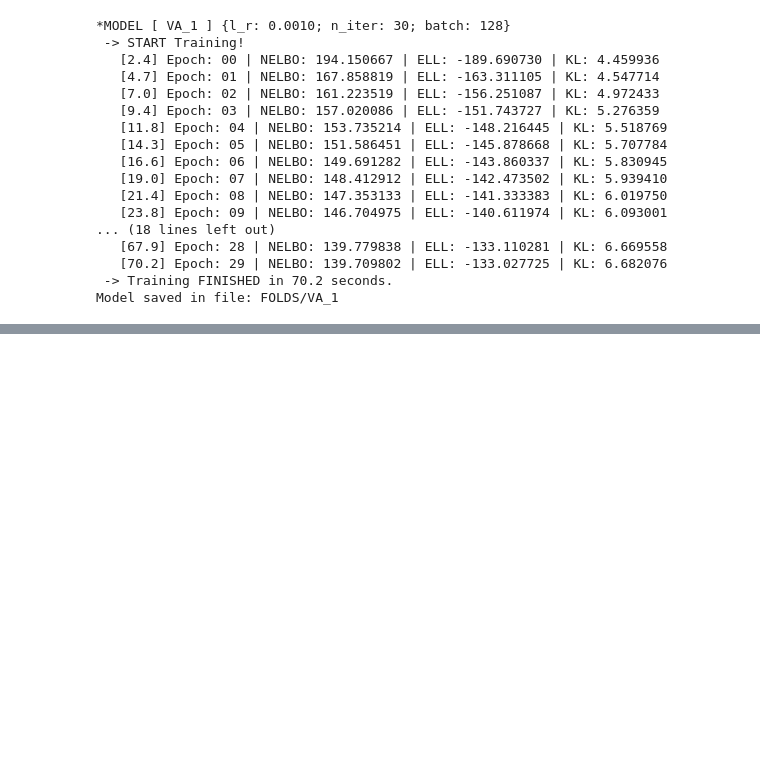
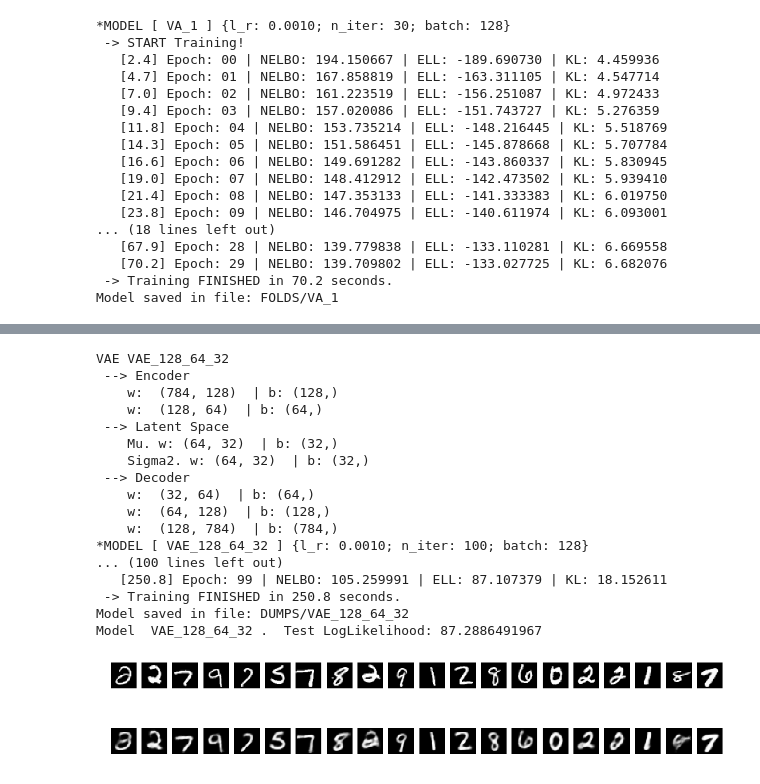
Before and after one commit to ibarrond/VariationalAutoencoders, a Jupyter notebook: VarAutoenc.ipynb, the cells around one changed output, grey strips where cells are left out. Saved outputs shown, nothing was run; the diff lists cells and outputs as text; code cells hidden in the pictures; blank space fills up the shorter version.

```diff
--- a/VarAutoenc.ipynb
+++ b/VarAutoenc.ipynb
@@ -492,0 +106,29 @@ Model  VA_1 .  Test LogLikelihood: 45.4643097413
+# %%
+VA3 =  VariationalAutoencoder('VAE_128_64_32',
+                 n_inputs=784,
+                 n_neurons_encoder = [128, 64],
+                 n_latent=32,
+                 n_neurons_decoder = [64, 128],
+                 batch_size = 128)
+VA3.learn(epochs=100)
+VA3.benchmark()
+plt.show()
+# %% [output]
+VAE VAE_128_64_32
+ --> Encoder
+    w:  (784, 128)  | b: (128,)
+    w:  (128, 64)  | b: (64,)
+ --> Latent Space
+    Mu. w: (64, 32)  | b: (32,)
+    Sigma2. w: (64, 32)  | b: (32,)
+ --> Decoder
+    w:  (32, 64)  | b: (64,)
+    w:  (64, 128)  | b: (128,)
+    w:  (128, 784)  | b: (784,)
+*MODEL [ VAE_128_64_32 ] {l_r: 0.0010; n_iter: 100; batch: 128}
+... (100 lines left out)
+   [250.8] Epoch: 99 | NELBO: 105.259991 | ELL: 87.107379 | KL: 18.152611
+ -> Training FINISHED in 250.8 seconds.
+Model saved in file: DUMPS/VAE_128_64_32
+Model  VAE_128_64_32 .  Test LogLikelihood: 87.2886491967
+[figure, added]
```
Also changed, not shown: parts of 11 cells of this notebook.
